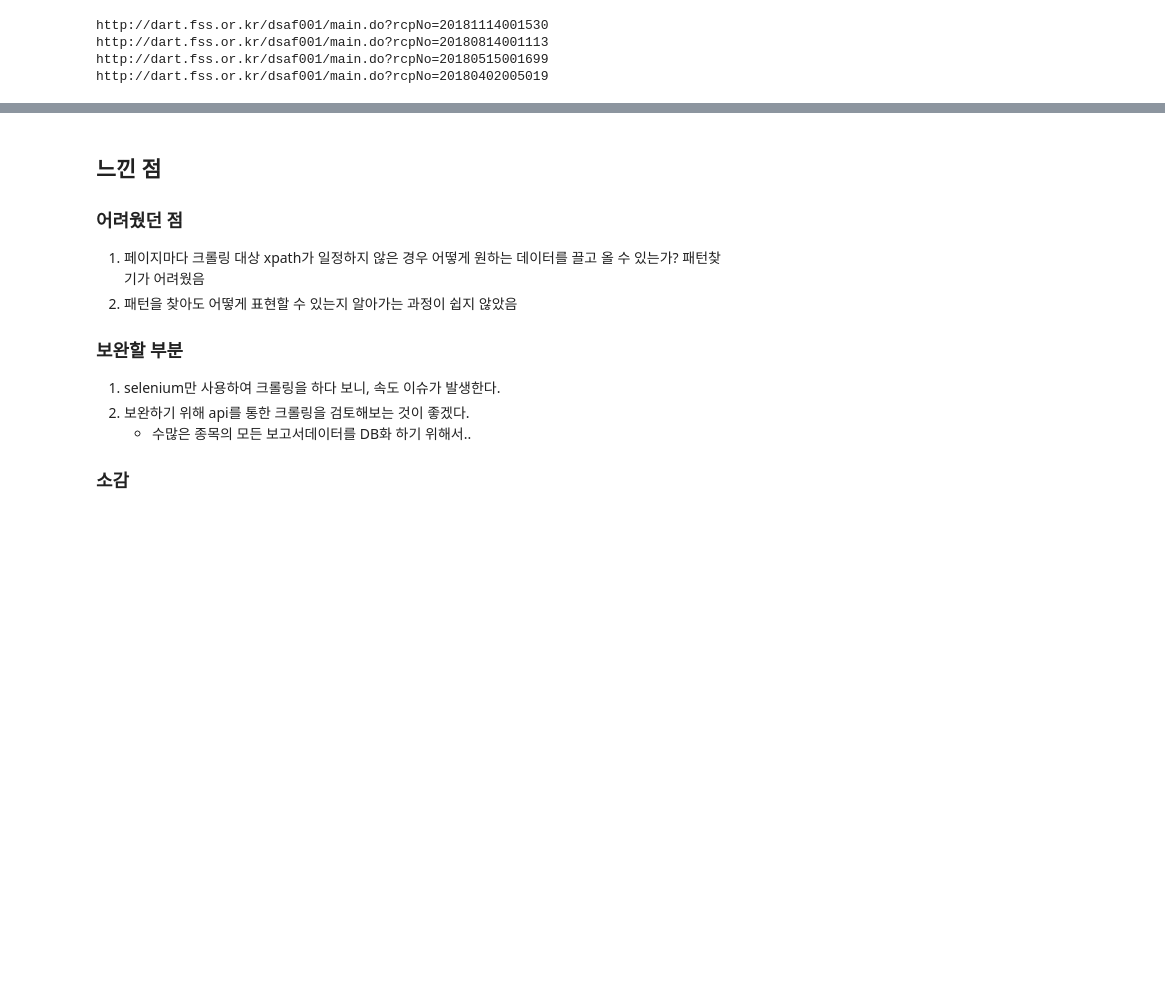
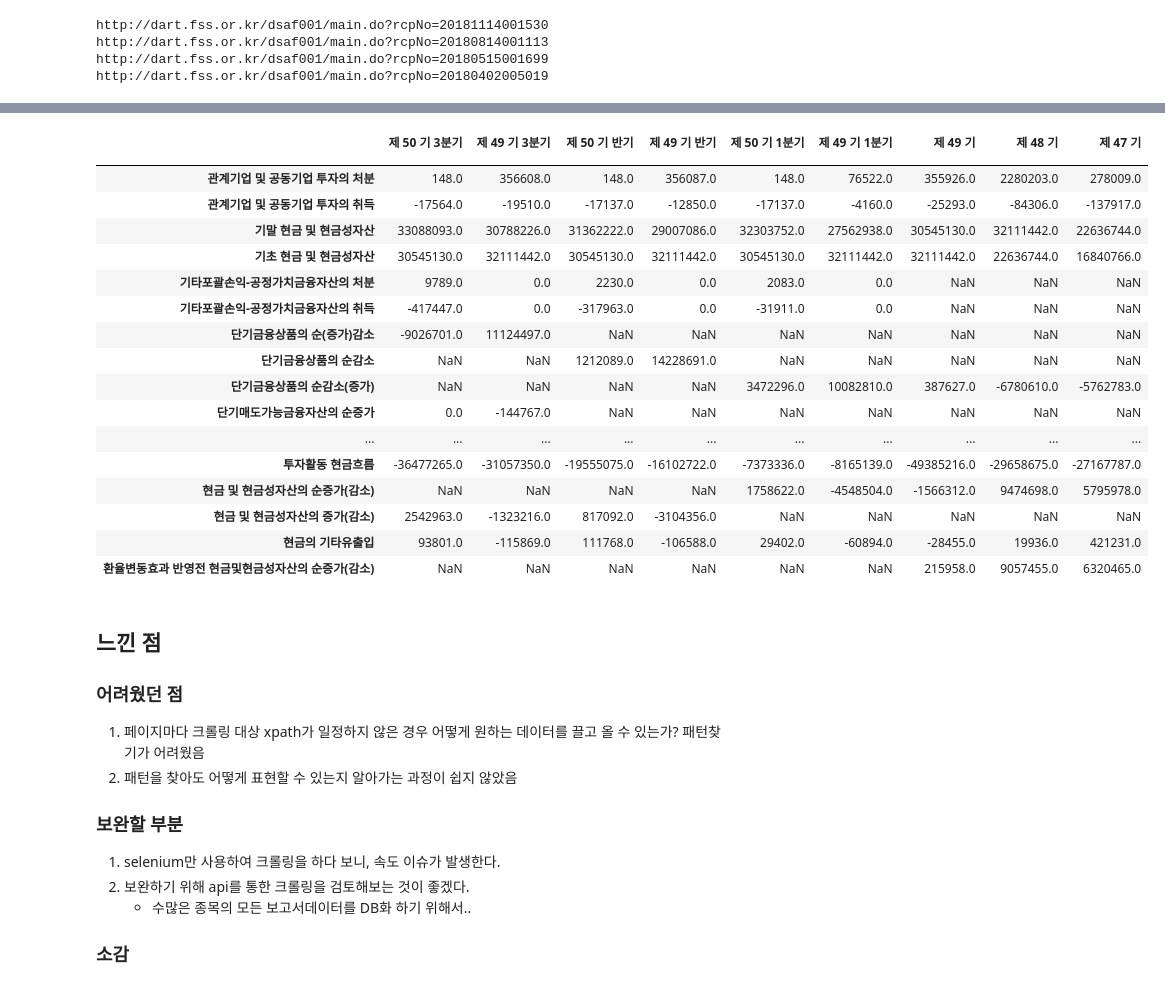
Before and after one commit to Daeun-Dawn/web-scraping_practice_me, a Jupyter notebook: 181222_MiniProject_Crawling.ipynb, the cells around one changed output, grey strips where cells are left out. Saved outputs shown, nothing was run; the diff lists cells and outputs as text; code cells hidden in the pictures; blank space fills up the shorter version.

Commit message:
edit mini project convert result_list to DataFrame type.

```diff
--- a/181222_MiniProject_Crawling.ipynb
+++ b/181222_MiniProject_Crawling.ipynb
@@ -122,0 +120,17 @@ result_list[0][1][2]
+# %%
+# result_list를 DataFrame으로 변환하여 df_list에 각각 적재
+df_list  = []
+for i in range(len(result_list)):
+    temp_df = pd.DataFrame(data=result_list[i][1], columns=result_list[i][0])
+    df_list.append(temp_df)
+# %%
+# index setting
+for i, df in enumerate(df_list):
+    df.set_index(keys=df.iloc[:,0], inplace=True)
+    df = df.iloc[:, 1:]
+    df_list[i] = df
+# %%
+# DataFrame Merge
+df_merged = df_list[0]
+for i in range(1, len(df_list)):
+    df_merged = pd.merge(df_merged, df_list[i], how='outer', left_index=True, right_index=True)
@@ -123,3 +151,25 @@ result_list[0][1][2]
+# %%
+# output
+df_merged
+# %% [output]
+|  | 제 50 기 3분기 | 제 49 기 3분기 | 제 50 기 반기 | 제 49 기 반기 | 제 50 기 1분기 | 제 49 기 1분기 | 제 49 기 | 제 48 기 | 제 47 기 |
+|  |  |  |  |  |  |  |  |  |  |
+| 관계기업 및 공동기업 투자의 처분 | 148.0 | 356608.0 | 148.0 | 356087.0 | 148.0 | 76522.0 | 355926.0 | 2280203.0 | 278009.0 |
+| 관계기업 및 공동기업 투자의 취득 | -17564.0 | -19510.0 | -17137.0 | -12850.0 | -17137.0 | -4160.0 | -25293.0 | -84306.0 | -137917.0 |
+| 기말 현금 및 현금성자산 | 33088093.0 | 30788226.0 | 31362222.0 | 29007086.0 | 32303752.0 | 27562938.0 | 30545130.0 | 32111442.0 | 22636744.0 |
+| 기초 현금 및 현금성자산 | 30545130.0 | 32111442.0 | 30545130.0 | 32111442.0 | 30545130.0 | 32111442.0 | 32111442.0 | 22636744.0 | 16840766.0 |
+| 기타포괄손익-공정가치금융자산의 처분 | 9789.0 | 0.0 | 2230.0 | 0.0 | 2083.0 | 0.0 | NaN | NaN | NaN |
+| 기타포괄손익-공정가치금융자산의 취득 | -417447.0 | 0.0 | -317963.0 | 0.0 | -31911.0 | 0.0 | NaN | NaN | NaN |
+| 단기금융상품의 순(증가)감소 | -9026701.0 | 11124497.0 | NaN | NaN | NaN | NaN | NaN | NaN | NaN |
+| 단기금융상품의 순감소 | NaN | NaN | 1212089.0 | 14228691.0 | NaN | NaN | NaN | NaN | NaN |
+| 단기금융상품의 순감소(증가) | NaN | NaN | NaN | NaN | 3472296.0 | 10082810.0 | 387627.0 | -6780610.0 | -5762783.0 |
+| 단기매도가능금융자산의 순증가 | 0.0 | -144767.0 | NaN | NaN | NaN | NaN | NaN | NaN | NaN |
+| ... | ... | ... | ... | ... | ... | ... | ... | ... | ... |
+| 투자활동 현금흐름 | -36477265.0 | -31057350.0 | -19555075.0 | -16102722.0 | -7373336.0 | -8165139.0 | -49385216.0 | -29658675.0 | -27167787.0 |
+| 현금 및 현금성자산의 순증가(감소) | NaN | NaN | NaN | NaN | 1758622.0 | -4548504.0 | -1566312.0 | 9474698.0 | 5795978.0 |
+| 현금 및 현금성자산의 증가(감소) | 2542963.0 | -1323216.0 | 817092.0 | -3104356.0 | NaN | NaN | NaN | NaN | NaN |
+| 현금의 기타유출입 | 93801.0 | -115869.0 | 111768.0 | -106588.0 | 29402.0 | -60894.0 | -28455.0 | 19936.0 | 421231.0 |
+| 환율변동효과 반영전 현금및현금성자산의 순증가(감소) | NaN | NaN | NaN | NaN | NaN | NaN | 215958.0 | 9057455.0 | 6320465.0 |
 # %% [markdown]
 ## 느낀 점
 
```
Also changed, not shown: parts of 3 cells of this notebook.
